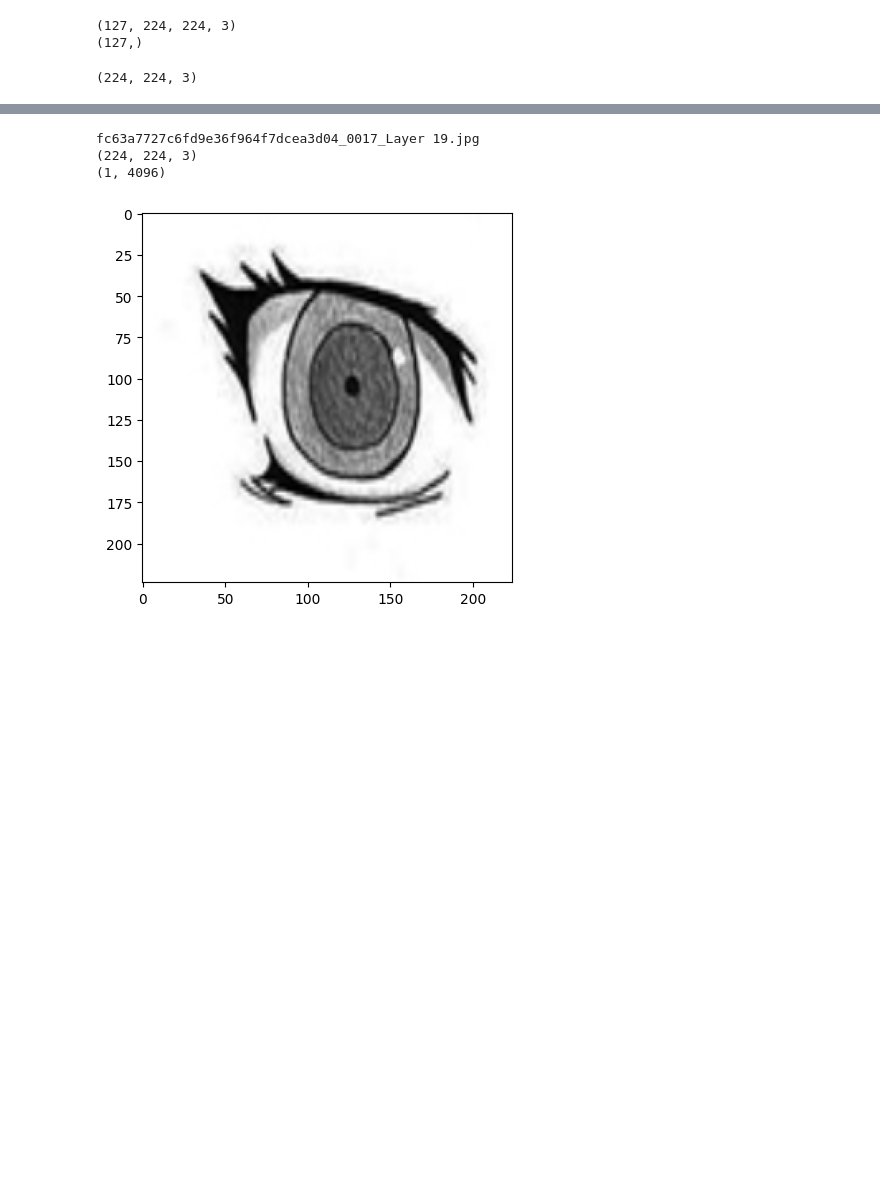
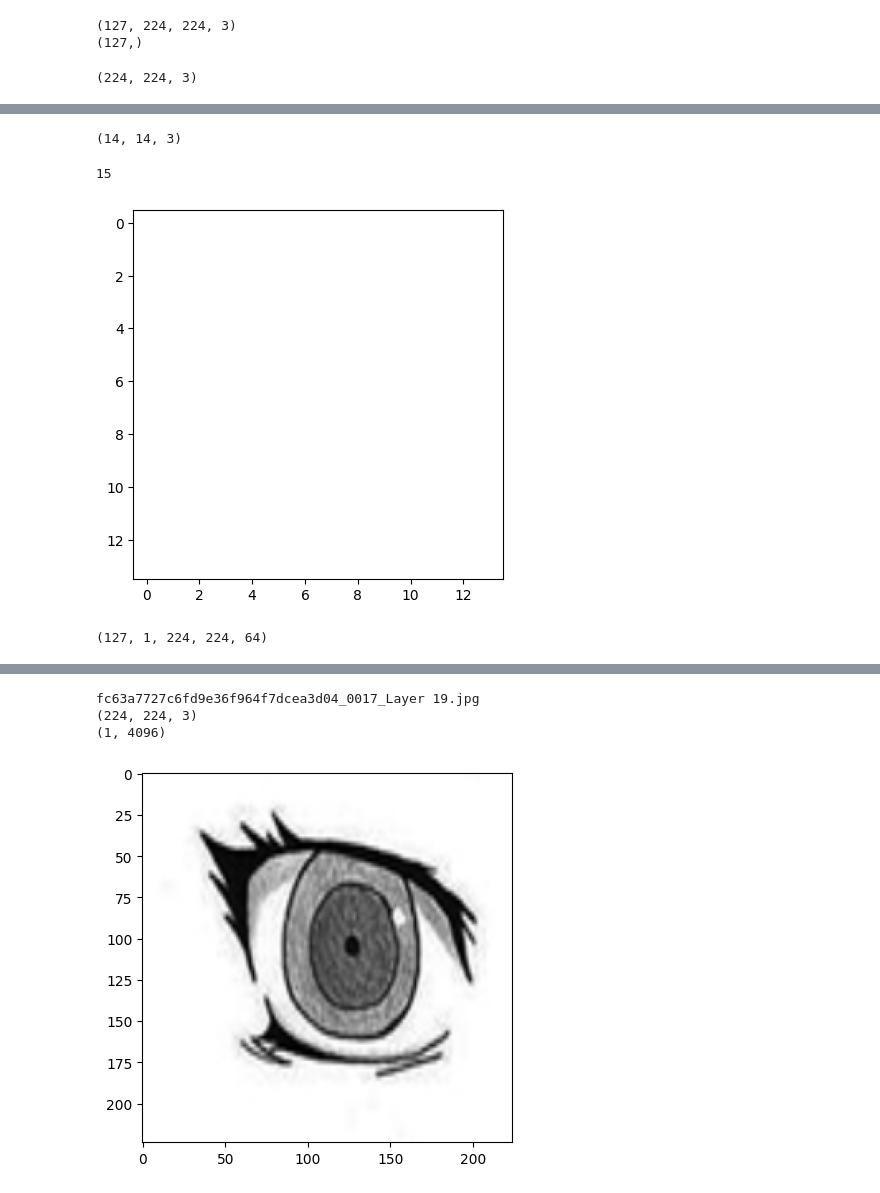
Before and after one commit to Austin-Paulraj/MS_Thesis, a Jupyter notebook: tester_code_files/test_method1_on_eyes.ipynb, the cells around one changed output, grey strips where cells are left out. Cells and saved outputs as stored; diff of their text form; code cells hidden in the pictures; blank space fills up the shorter version.

```diff
--- a/tester_code_files/test_method1_on_eyes.ipynb
+++ b/tester_code_files/test_method1_on_eyes.ipynb
@@ -28,4 +28,4 @@ from sklearn.decomposition import PCA
 from scipy.spatial import distance
 # %%
 model = VGG16()
-model = Model(inputs=model.inputs, outputs=model.layers[-2].output)
+model = Model(inputs=model.inputs, outputs=model.layers[-6].output)
@@ -115,0 +111,12 @@ for i in range(len(data["name"])):
+# %%
+n = 0
+data["features"][0][0][:,:,n:n+3].shape
+# %% [output]
+(14, 14, 3)
+# %%
+print(n)
+plt.imshow(data["features"][0][0][:,:,n:n+3]-data["features"][0][0][:,:,n:n+3].min()/data["features"][0][0][:,:,n:n+3].max(), cmap="Greys")
+n=n+1
+# %% [output]
+15
+[figure, added]
@@ -115,0 +125,4 @@ for i in range(len(data["name"])):
+# %%
+data["features"].shape
+# %% [output]
+(127, 1, 224, 224, 64)
```
Also changed, not shown: parts of 9 cells of this notebook, 3 other files.
